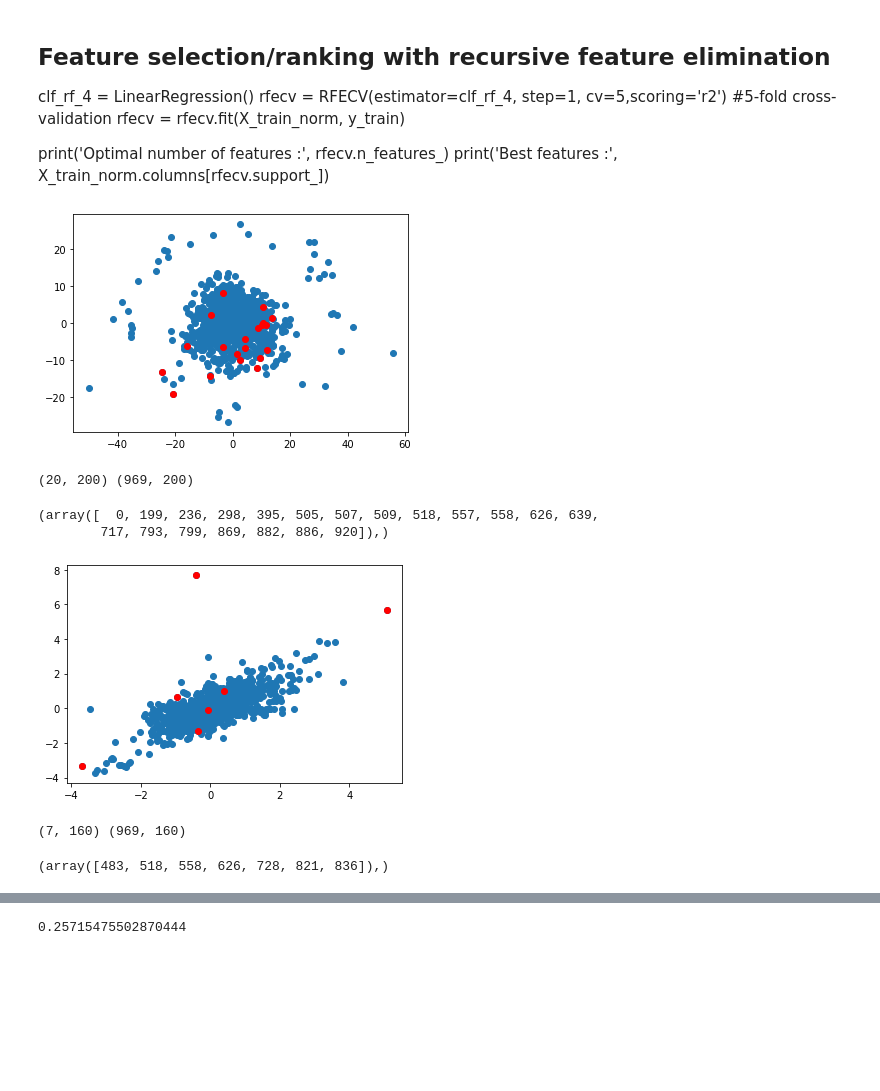
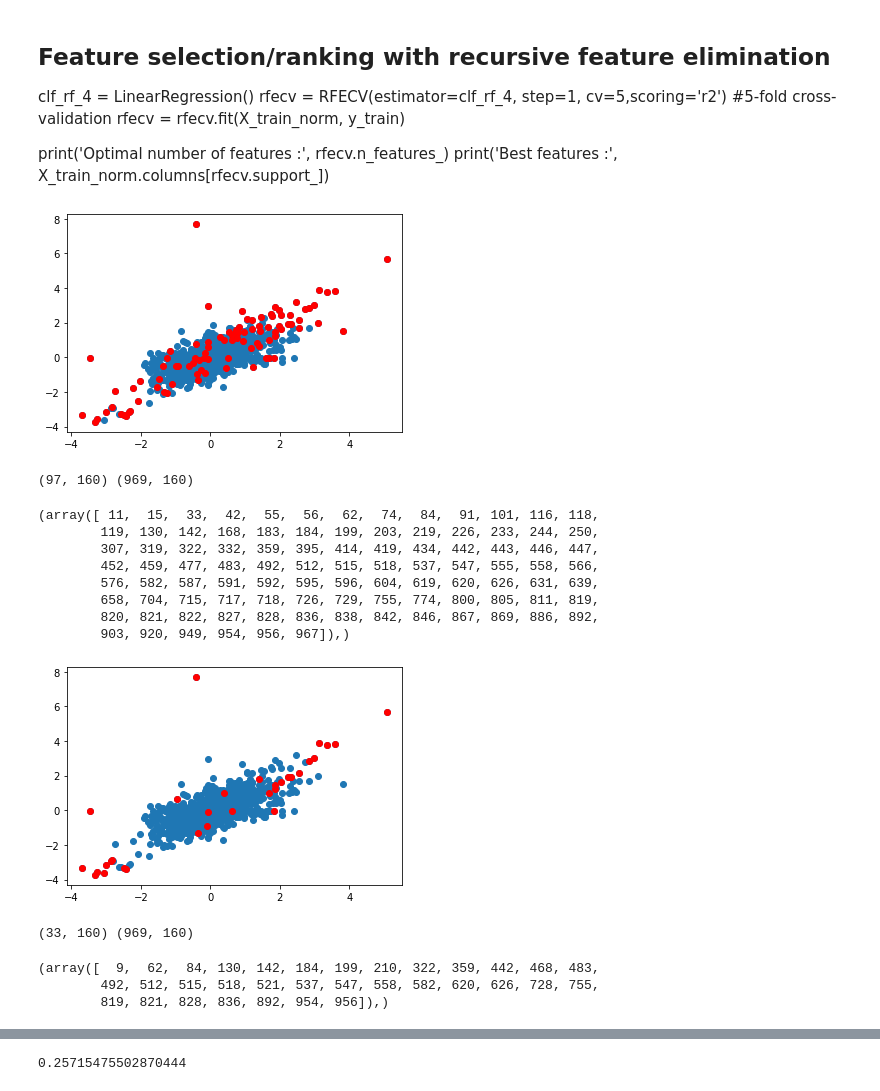
Before and after one commit to qglht/AML, a Jupyter notebook: Project1.ipynb, the cells around one changed output, grey strips where cells are left out. Drawn from its saved outputs; the diff is of its cells as text; code cells hidden in the pictures; blank space fills up the shorter version.

```diff
--- a/Project1.ipynb
+++ b/Project1.ipynb
@@ -86,25 +86,31 @@ print('Optimal number of features :', rfecv.n_features_)
 print('Best features :', X_train_norm.columns[rfecv.support_])
 # %%
 ## Outlier detection with multivariate technique: gaussian mixture model
-elenv = EllipticEnvelope(contamination=0.02)
+elenv = EllipticEnvelope(contamination=0.1)
 
 pred = elenv.fit_predict(X_train_new)
 anom_index=where(pred==-1)
 values_anom = X_train_new[anom_index]
 
 plt.scatter(X_train_new[:,0], X_train_new[:,1])
 plt.scatter(values_anom[:,0],values_anom[:,1], color='r')
 plt.show()
 print(values_anom.shape,X_train_new.shape)
 anom_index
 # %% [output]
-[figure, old version]
+[figure, new version]
-(20, 200) (969, 200)
+(97, 160) (969, 160)
-(array([  0, 199, 236, 298, 395, 505, 507, 509, 518, 557, 558, 626, 639,
-        717, 793, 799, 869, 882, 886, 920]),)
+(array([ 11,  15,  33,  42,  55,  56,  62,  74,  84,  91, 101, 116, 118,
+        119, 130, 142, 168, 183, 184, 199, 203, 219, 226, 233, 244, 250,
+        307, 319, 322, 332, 359, 395, 414, 419, 434, 442, 443, 446, 447,
+        452, 459, 477, 483, 492, 512, 515, 518, 537, 547, 555, 558, 566,
+        576, 582, 587, 591, 592, 595, 596, 604, 619, 620, 626, 631, 639,
+        658, 704, 715, 717, 718, 726, 729, 755, 774, 800, 805, 811, 819,
+        820, 821, 822, 827, 828, 836, 838, 842, 846, 867, 869, 886, 892,
+        903, 920, 949, 954, 956, 967]),)
 # %%
 ## Outlier detection with multivariate technique: LOF
-elenv = LocalOutlierFactor(n_neighbors=20)
+elenv = LocalOutlierFactor(n_neighbors=55)
 
 pred = elenv.fit_predict(X_train_new)
 anom_index=where(pred==-1)
@@ -116,9 +122,11 @@ plt.show()
 print(values_anom.shape,X_train_new.shape)
 anom_index
 # %% [output]
-[figure, old version]
+[figure, new version]
-(7, 160) (969, 160)
+(33, 160) (969, 160)
-(array([483, 518, 558, 626, 728, 821, 836]),)
+(array([  9,  62,  84, 130, 142, 184, 199, 210, 322, 359, 442, 468, 483,
+        492, 512, 515, 518, 521, 537, 547, 558, 582, 620, 626, 728, 755,
+        819, 821, 828, 836, 892, 954, 956]),)
 # %%
 X_anom_dtf = pd.DataFrame(values_anom)
 sns.set()
```
Also changed, not shown: parts of 15 cells of this notebook, 1 other file.
